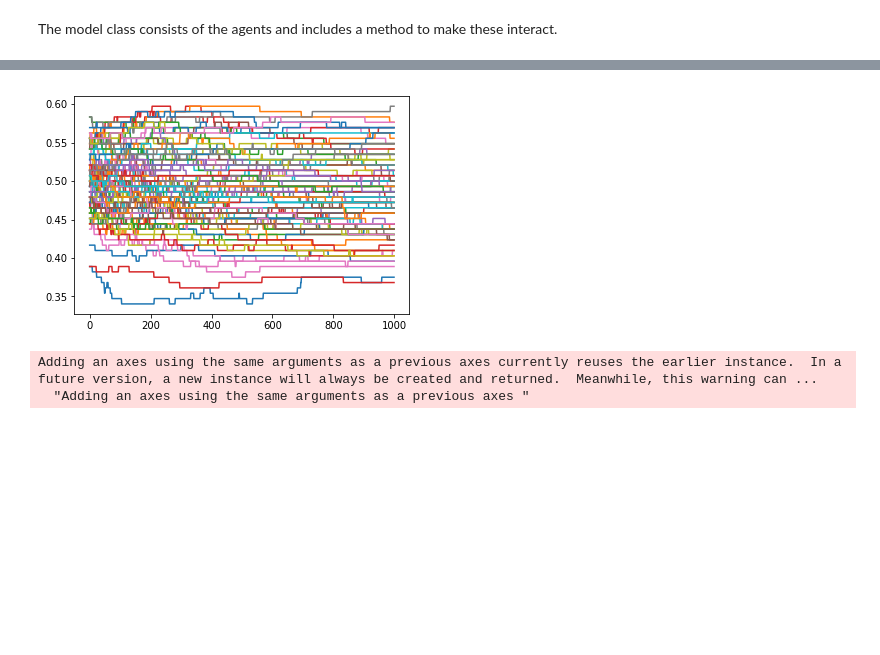
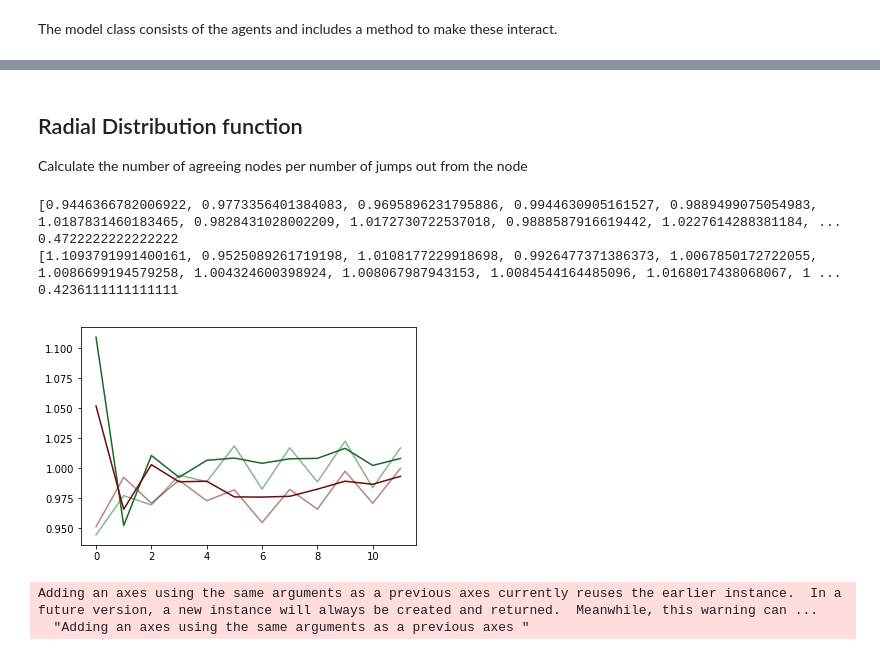
Before and after one commit to sigridbra/project-collective-altruism, a Jupyter notebook: iter2-dynamic-network.ipynb, the cells around one changed output, grey strips where cells are left out. Saved outputs shown, nothing was run; the diff lists cells and outputs as text; code cells hidden in the pictures; blank space fills up the shorter version.

Commit message:
add method for radialDistributionFunction

```diff
--- a/iter2-dynamic-network.ipynb
+++ b/iter2-dynamic-network.ipynb
@@ -248,0 +247,3 @@ SyntaxError: invalid syntax (<ipython-input-100-6bb45576034b>, line 3)
+# %% [markdown]
+## Radial Distribution function
+Calculate the number of agreeing nodes per number of jumps out from the node
@@ -249,13 +291,24 @@ SyntaxError: invalid syntax (<ipython-input-100-6bb45576034b>, line 3)
+# %%
+model = makeGridModel(12)
+radialDist(model, 12, True)
+print(model.countCooperatorRatio())
+model.runSim(2000)
+radialDist(model, 12, False)
+print(model.countCooperatorRatio())
+# %% [output]
+[0.9446366782006922, 0.9773356401384083, 0.9695896231795886, 0.9944630905161527, 0.9889499075054983, 1.0187831460183465, 0.9828431028002209, 1.0172730722537018, 0.9888587916619442, 1.0227614288381184, ...
+0.4722222222222222
+[1.1093791991400161, 0.9525089261719198, 1.0108177229918698, 0.9926477371386373, 1.0067850172722055, 1.0086699194579258, 1.004324600398924, 1.008067987943153, 1.0084544164485096, 1.0168017438068067, 1 ...
+0.4236111111111111
+[figure, added]
 # %%
 defectorUtility = -0.21
 
 politicalClimate=0.2 #Being environment-positive
 
 
-(results) = batch_simulate(12, 1000,100)
+#(results) = batch_simulate(12, 1000,100)
 
-for i in results:
-    plt.plot(i)
+#for i in results:
+    #plt.plot(i)
-# %% [output]
-[figure, removed]
 # %%
```
Also changed, not shown: parts of 5 cells of this notebook.
